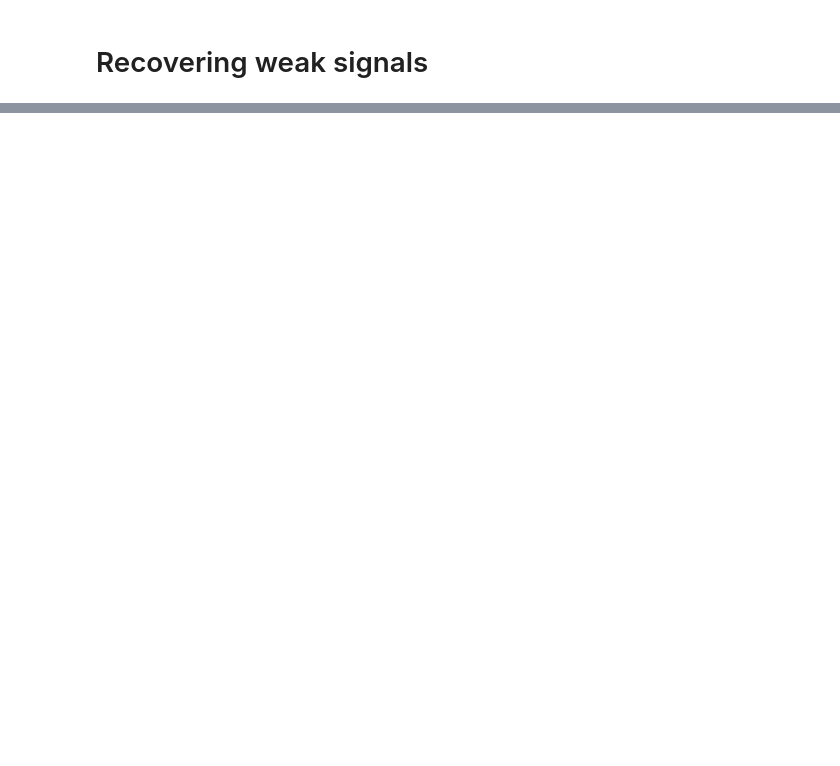
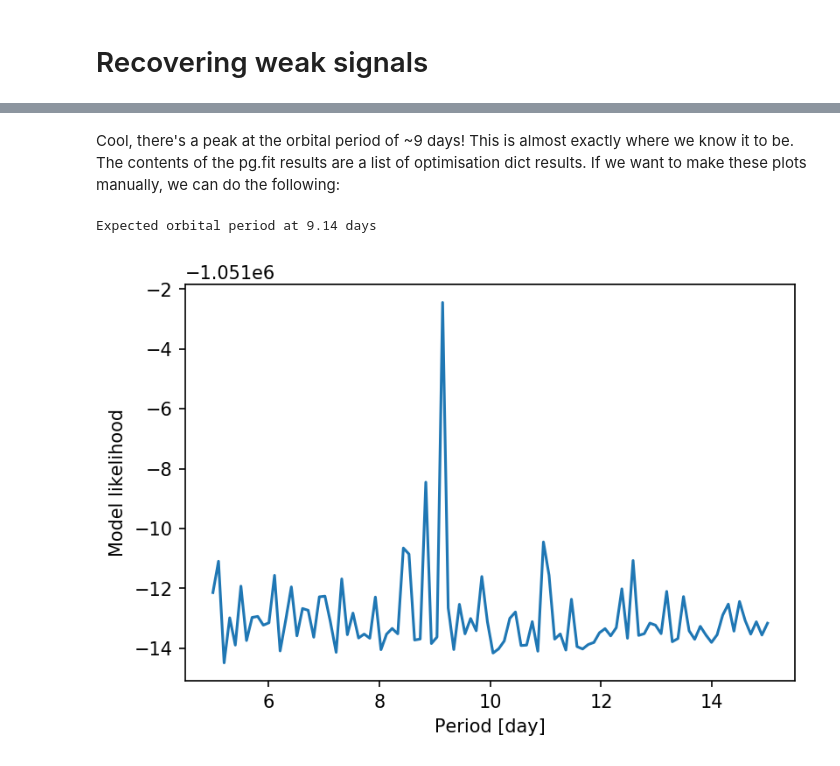
Before and after one commit to danhey/maelstrom, a Jupyter notebook: docs/notebooks/Recovering weak signals.ipynb, the cells around one changed output, grey strips where cells are left out. Drawn from its saved outputs; the diff is of its cells as text; code cells hidden in the pictures; blank space fills up the shorter version.

```diff
--- a/docs/notebooks/Recovering weak signals.ipynb
+++ b/docs/notebooks/Recovering weak signals.ipynb
@@ -67,0 +45,14 @@ array([<matplotlib.axes._subplots.AxesSubplot object at 0x...>,
+# %% [markdown]
+Cool, there's a peak at the orbital period of ~9 days! This is almost exactly where we know it to be. The contents of the pg.fit results are a list of optimisation dict results. If we want to make these plots manually, we can do the following:
+# %%
+ys = np.array([[r[0] for r in row] for row in res])
+sm = np.sum(ys, axis=0)
+plt.plot(periods, sm)
+period = periods[np.argmax(sm)]
+plt.xlabel('Period [day]')
+plt.ylabel('Model likelihood')
+
+print(f"Expected orbital period at {period:.2f} days")
+# %% [output]
+Expected orbital period at 9.14 days
+[figure, added]
```
Also changed, not shown: parts of 8 cells of this notebook, 3 other files.
